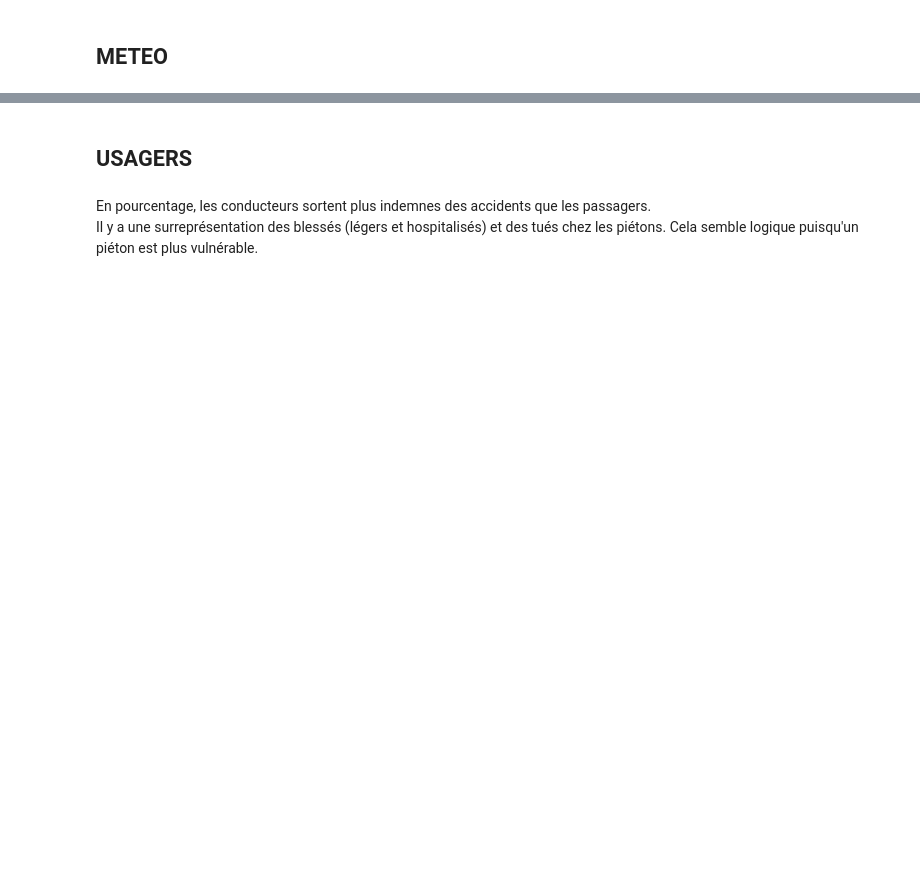
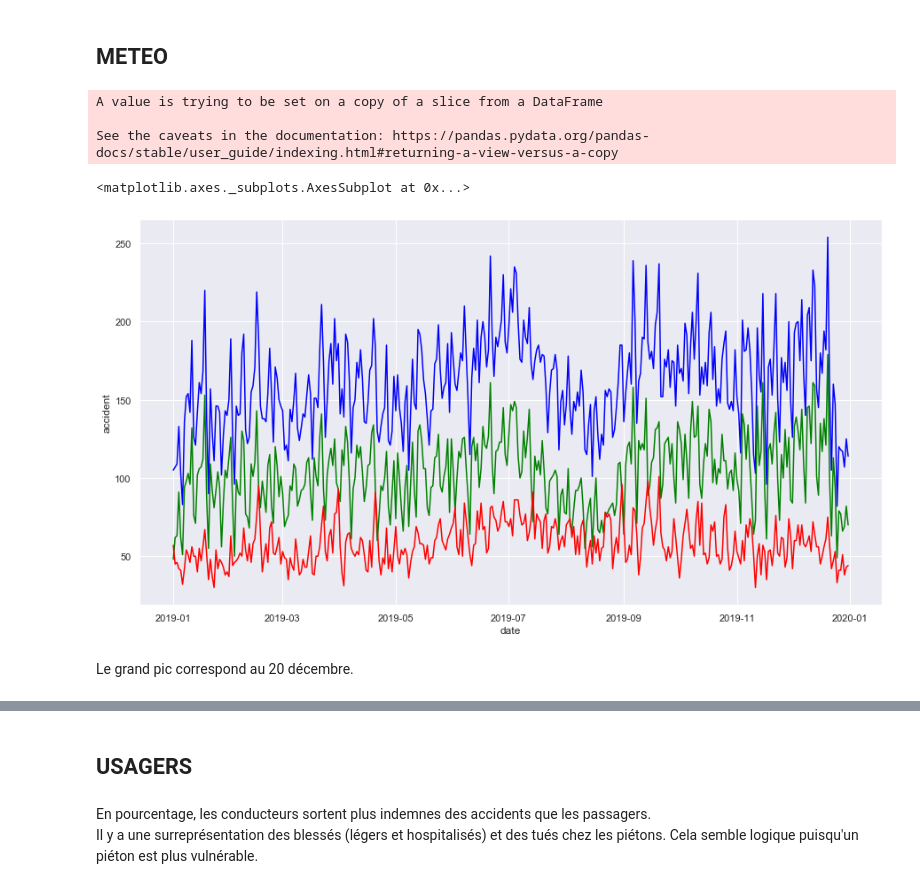
Before and after one commit to Clotilde-23/Accidents-corporels, a Jupyter notebook: Statistiques_descriptives.ipynb, the cells around one changed output, grey strips where cells are left out. Cells and saved outputs as stored; diff of their text form; code cells hidden in the pictures; blank space fills up the shorter version.

Commit message:
Evolution du nombre d'accidents

```diff
--- a/Statistiques_descriptives.ipynb
+++ b/Statistiques_descriptives.ipynb
@@ -65,3 +63,31 @@ df.prof.value_counts().plot.pie()
 # %% [markdown]
 ## METEO
+# %%
+df_accidents["mois"] = df_accidents["mois"].astype(int)
+df_accidents["jour"] = df_accidents["jour"].astype(int)
+
+index = [i for i in range(df_accidents.shape[0])]
+df_accidents.index = index
+# %%
+df_accidents = df_accidents.assign(date=0)
+for i in range (df_accidents.shape[0]) :
+    df_accidents["date"][i] = datetime.date(2019, df_accidents["mois"][i], df_accidents["jour"][i])
+# %% [output]
+A value is trying to be set on a copy of a slice from a DataFrame
+
+See the caveats in the documentation: https://pandas.pydata.org/pandas-docs/stable/user_guide/indexing.html#returning-a-view-versus-a-copy
+# %%
+df_accidents = df_accidents.assign(accident=1)
+df_date = df_accidents.groupby('date').agg({"accident" : 'sum'}).reset_index()
+df_date_grav1 = df_accidents[df_accidents.gravite==1].groupby('date').agg({"accident" : 'sum'}).reset_index()
+df_date_grav2 = df_accidents[df_accidents.gravite==2].groupby('date').agg({"accident" : 'sum'}).reset_index()
+sns.set(rc = {'figure.figsize':(15,8)})
+sns.lineplot(x='date', y = 'accident', data = df_date, color = 'blue')
+sns.lineplot(x='date', y = 'accident', data = df_date_grav1, color = 'green', dashes=True)
+sns.lineplot(x='date', y = 'accident', data = df_date_grav2, color = 'red')
+# %% [output]
+<matplotlib.axes._subplots.AxesSubplot at 0x...>
+[figure, added]
+# %% [markdown]
+Le grand pic correspond au 20 décembre.
 # %%
```
Also changed, not shown: parts of 8 cells of this notebook.
